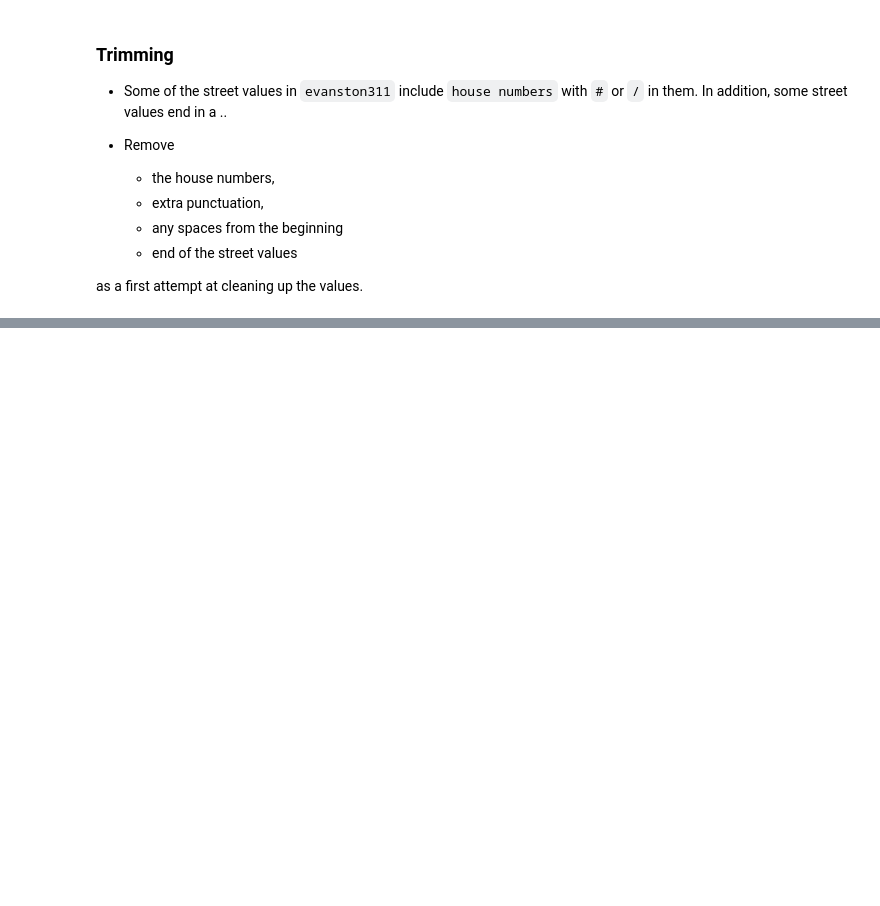
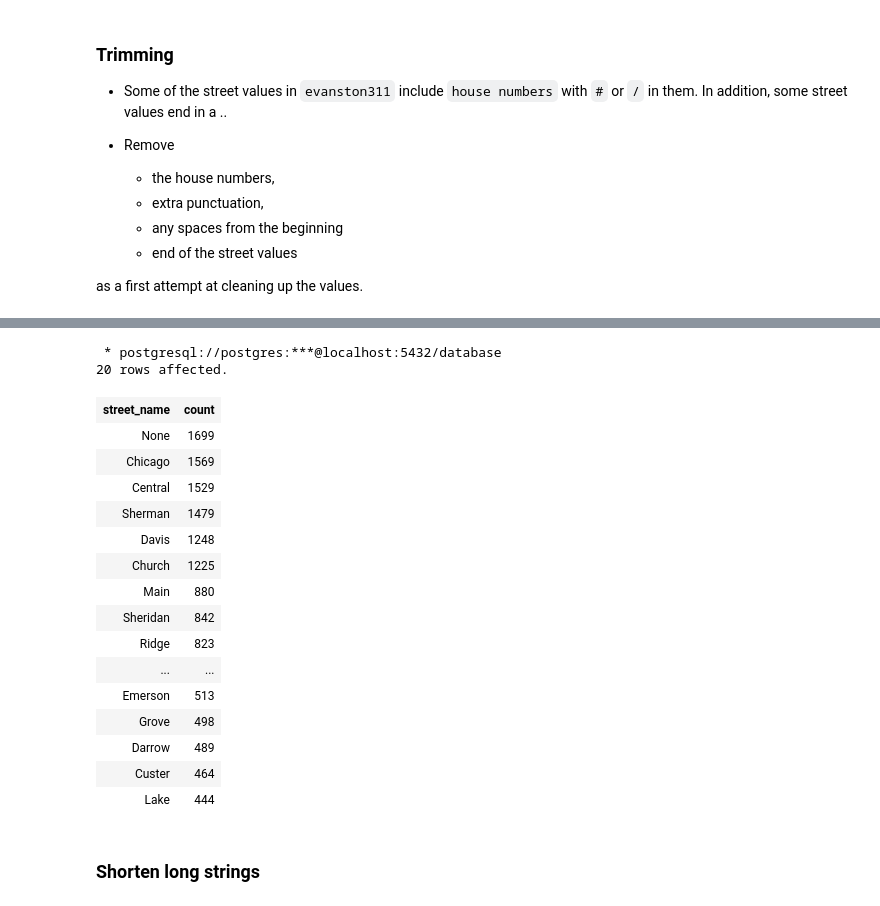
Before and after one commit to lnphng/Business-Analyst-with-SQL, a Jupyter notebook: Exploratory Data Analysis in SQL/Exploratory Data Analysis_SQL.ipynb, the cells around one changed output, grey strips where cells are left out. Drawn from its saved outputs; the diff is of its cells as text; code cells hidden in the pictures; blank space fills up the shorter version.

```diff
--- a/Exploratory Data Analysis in SQL/Exploratory Data Analysis_SQL.ipynb
+++ b/Exploratory Data Analysis in SQL/Exploratory Data Analysis_SQL.ipynb
@@ -713,0 +760,30 @@ SELECT category
+# %%
+%%sql
+--# Select the first word of the street value
+SELECT split_part(street, ' ', 1) AS street_name,
+       count(*)
+  FROM evanston311
+ GROUP BY street_name
+ ORDER BY count DESC
+ LIMIT 20;
+# %% [output]
+ * postgresql://postgres:***@localhost:5432/database
+20 rows affected.
+| street_name | count |
+| None | 1699 |
+| Chicago | 1569 |
+| Central | 1529 |
+| Sherman | 1479 |
+| Davis | 1248 |
+| Church | 1225 |
+| Main | 880 |
+| Sheridan | 842 |
+| Ridge | 823 |
+| ... | ... |
+| Emerson | 513 |
+| Grove | 498 |
+| Darrow | 489 |
+| Custer | 464 |
+| Lake | 444 |
+# %% [markdown]
+### Shorten long strings
```
Also changed, not shown: parts of 48 cells of this notebook.
